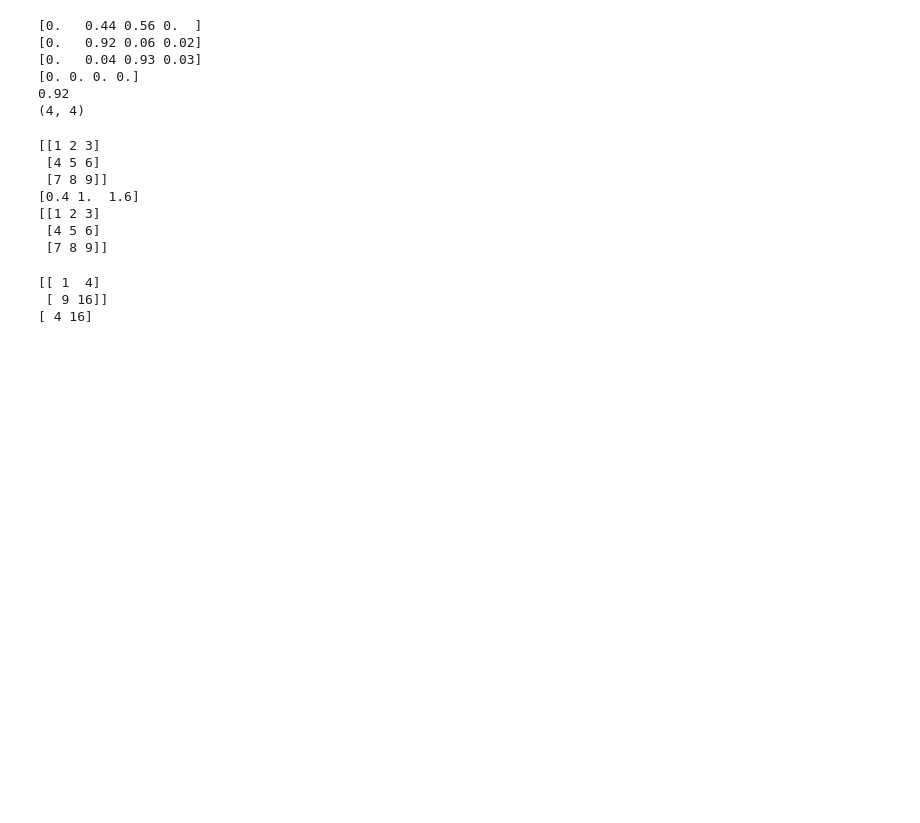
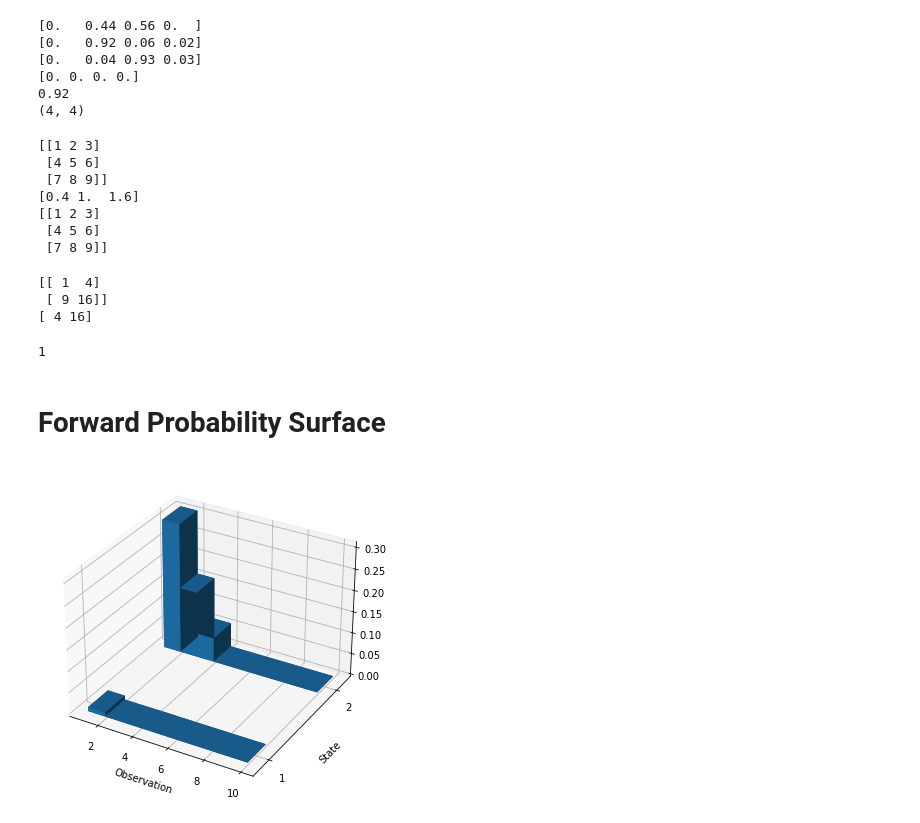
Before and after one commit to Sarsoo/markov-models, a Jupyter notebook: scratchpad.ipynb, the cells around one changed output. Saved outputs shown, nothing was run; the diff lists cells and outputs as text; code cells hidden in the pictures; blank space fills up the shorter version.

Commit message:
working on forward/backward procedure

```diff
--- a/scratchpad.ipynb
+++ b/scratchpad.ipynb
@@ -72,3 +72,39 @@ print(array1[:, 1] * array2[:, 1])
 [[ 1  4]
  [ 9 16]]
 [ 4 16]
+# %%
+model = MarkovModel(states=[state1, state2], observations=observations, state_transitions=state_transition)
+
+model.get_other_state_number(2)
+# %% [output]
+1
+# %% [markdown]
+# Forward Probability Surface
+# %%
+model = MarkovModel(states=[state1, state2], observations=observations, state_transitions=state_transition)
+model.populate_forward()
+
+fig = plt.figure(figsize=(18,6))
+ax = fig.add_subplot(1, 1, 1, projection="3d")
+
+y_width = 0.25
+
+X = np.arange(1, 10)
+Y = np.arange(1, 3) - 0.5*y_width
+X, Y = np.meshgrid(X, Y)
+Z = np.zeros(model.forward.size)
+
+dx = np.ones(model.forward.size)
+dy = y_width * np.ones(model.forward.size)
+
+# ax.plot_surface(X, Y, model.forward, cmap=cm.coolwarm)
+ax.bar3d(X.flatten(), Y.flatten(), Z, dx, dy, model.forward.flatten(), shade=True)
+
+ax.set_yticks([1, 2])
+
+ax.set_xlabel("Observation")
+ax.set_ylabel("State")
+# plt.zlabel("Forward Likelihood")
+fig.show()
+# %% [output]
+[figure, added]
```
Also changed, not shown: 3 other files.
